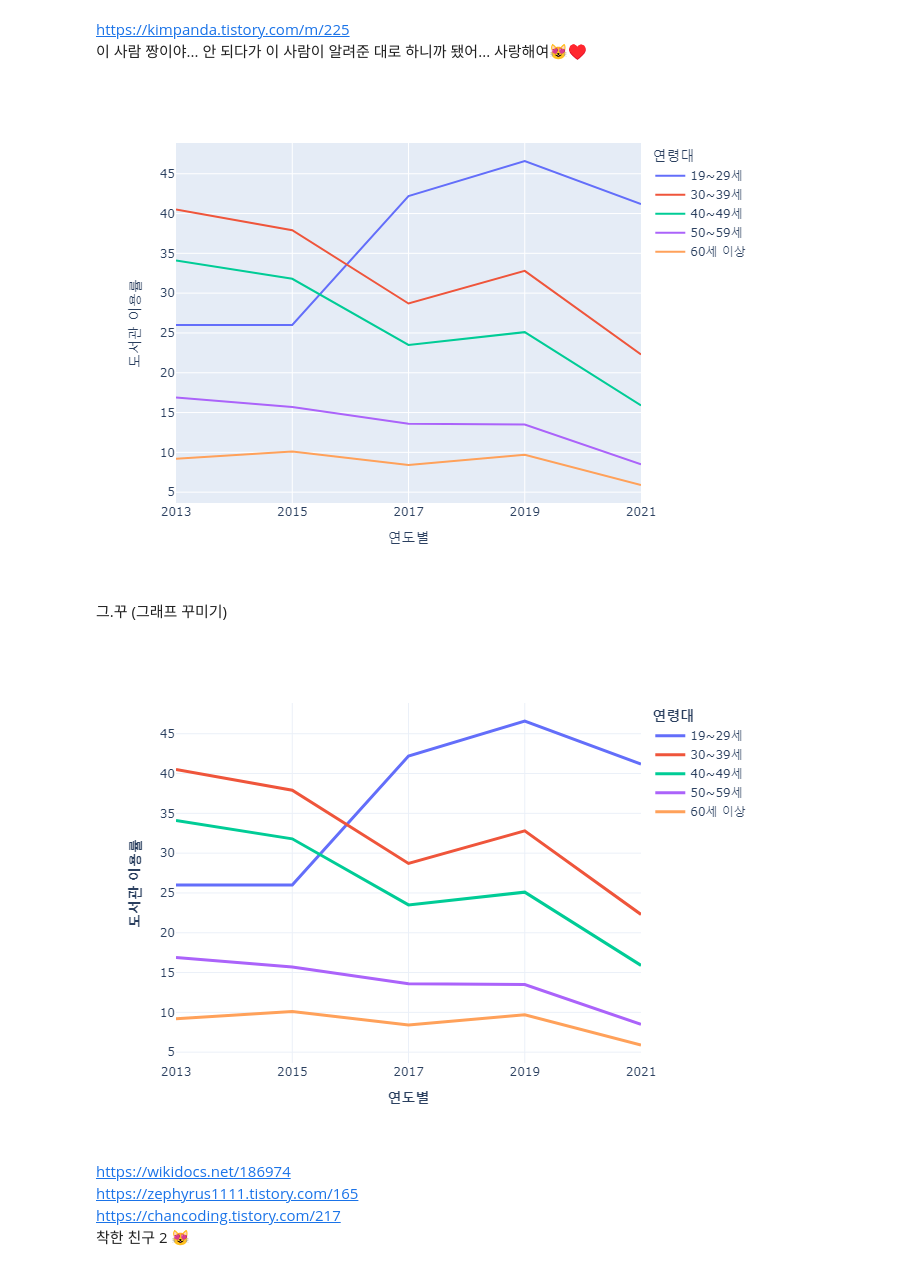
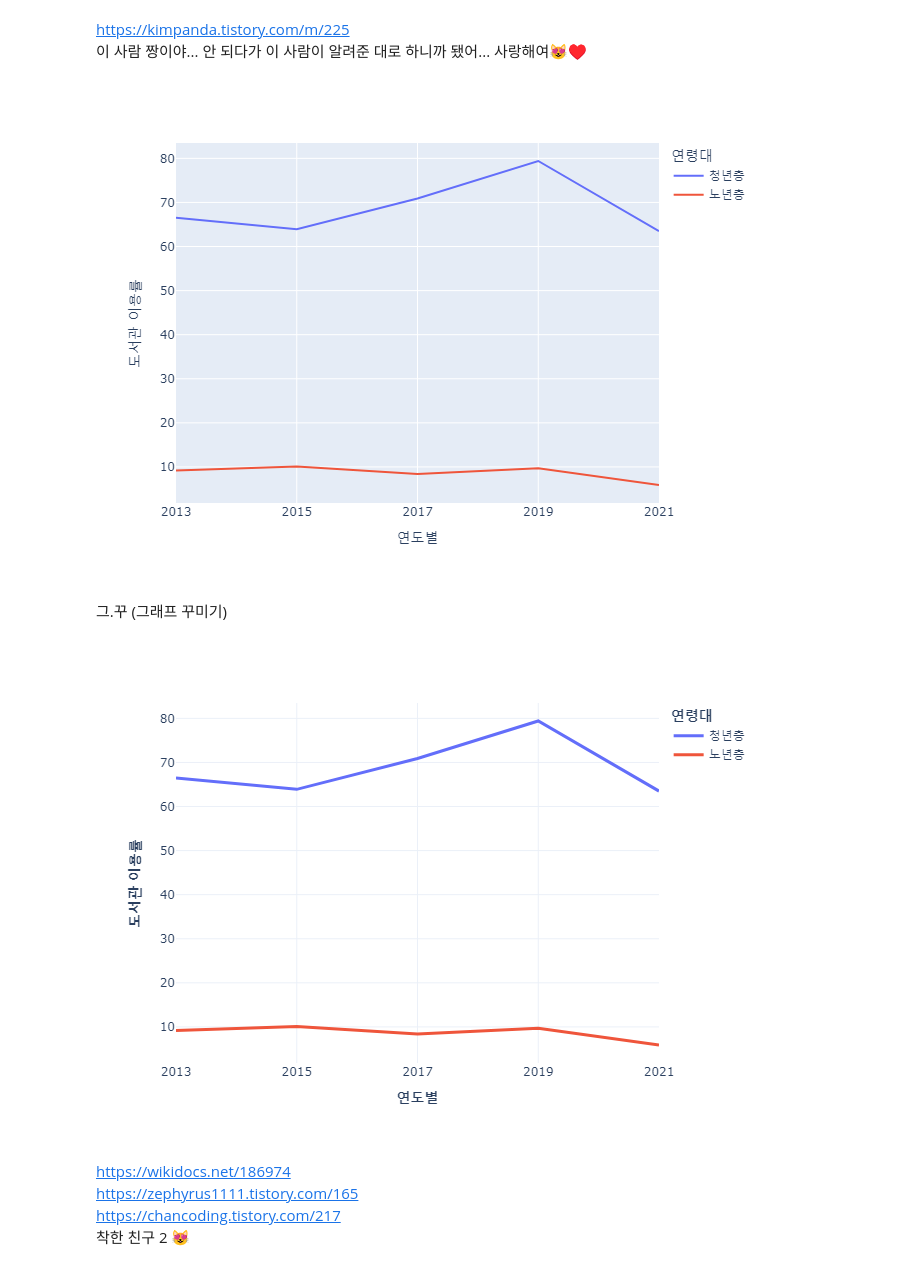
Before and after one commit to Team-cattttt/creative_sw_competiton, a Jupyter notebook: 독서량 늘리기 프로젝트.ipynb, the cells around one changed output. Saved outputs shown, nothing was run; the diff lists cells and outputs as text; code cells hidden in the pictures.

```diff
--- a/독서량 늘리기 프로젝트.ipynb
+++ b/독서량 늘리기 프로젝트.ipynb
@@ -182,3 +182,6 @@ age
 | 2021 | 41.2 | 22.3 | 15.9 | 8.5 | 5.9 |
 # %% [markdown]
 데이터의 행과 열이 바뀌어 있어서, 행과 열을 전환하였다.
+# %%
+age = age.drop([age.columns[2], age.columns[3]], axis=1)
+age
@@ -244,0 +257,6 @@ age
+# %%
+age['청년층'] = age['19~29세'] + age['30~39세']
+age = age.rename(columns={'60세 이상' : '노년층'})
+age = age.drop([age.columns[0], age.columns[1]], axis=1)
+age = age[['청년층', '노년층']]
+age
@@ -264,21 +290,21 @@ age.plot(backend='plotly',
        labels={'value': '도서관 이용률', 'variable': '연령대', 'index':'연도별'},
        width=600, height=500)
 # %% [output]
-[figure, old version]
+[figure, new version]
 # %% [markdown]
 그.꾸 (그래프 꾸미기)
 # %%
 fig = age.plot(backend='plotly',
        labels={'value': '<b>도서관 이용률</b>',
                'variable': '<b>연령대</b>',
                'index':'<b>연도별</b>'},
                width=600, height=500,
                template='plotly_white')
-for i in range(5) :
+for i in range(2) :
     fig.data[i].line.width = 3
 fig.show()
 # %% [output]
-[figure, old version]
+[figure, new version]
 # %% [markdown]
 https://wikidocs.net/186974
 https://zephyrus1111.tistory.com/165
```
Also changed, not shown: parts of 10 cells of this notebook.
